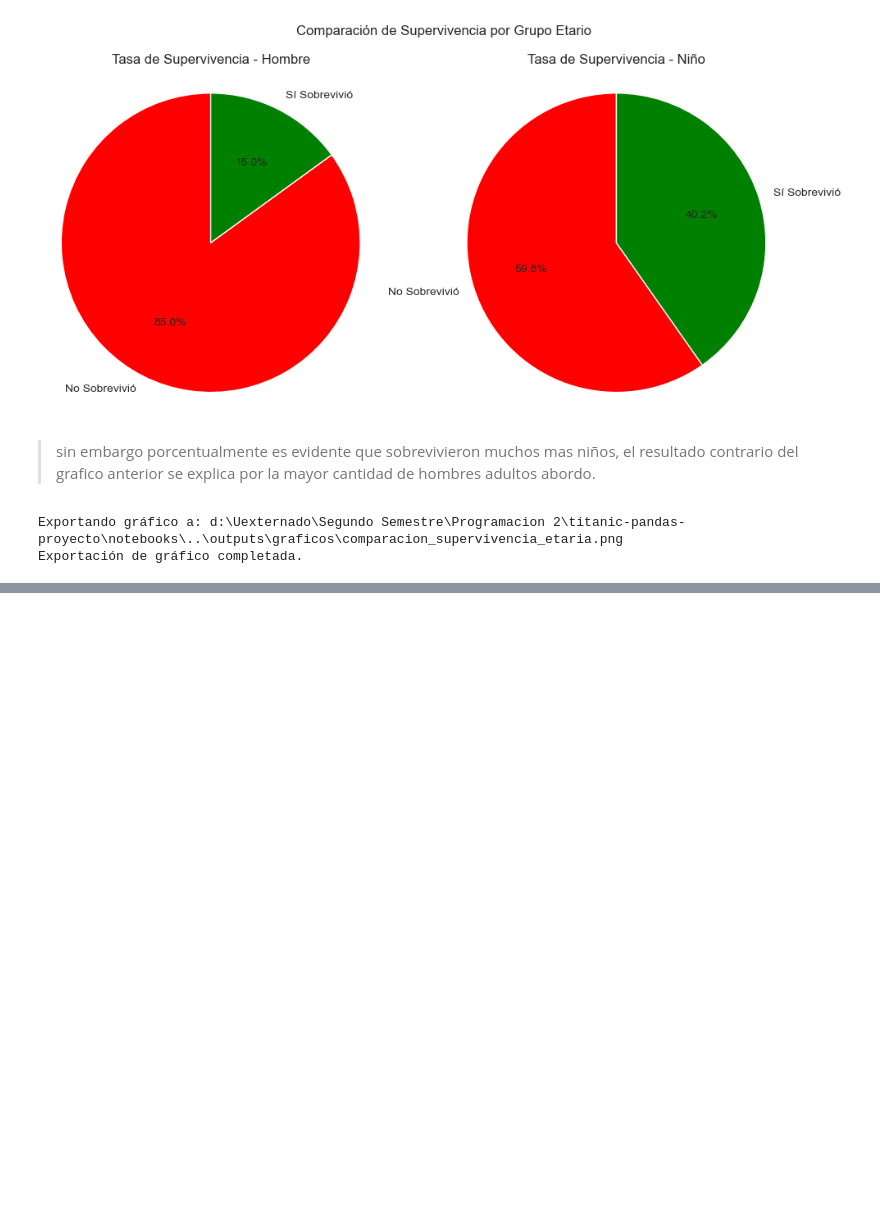
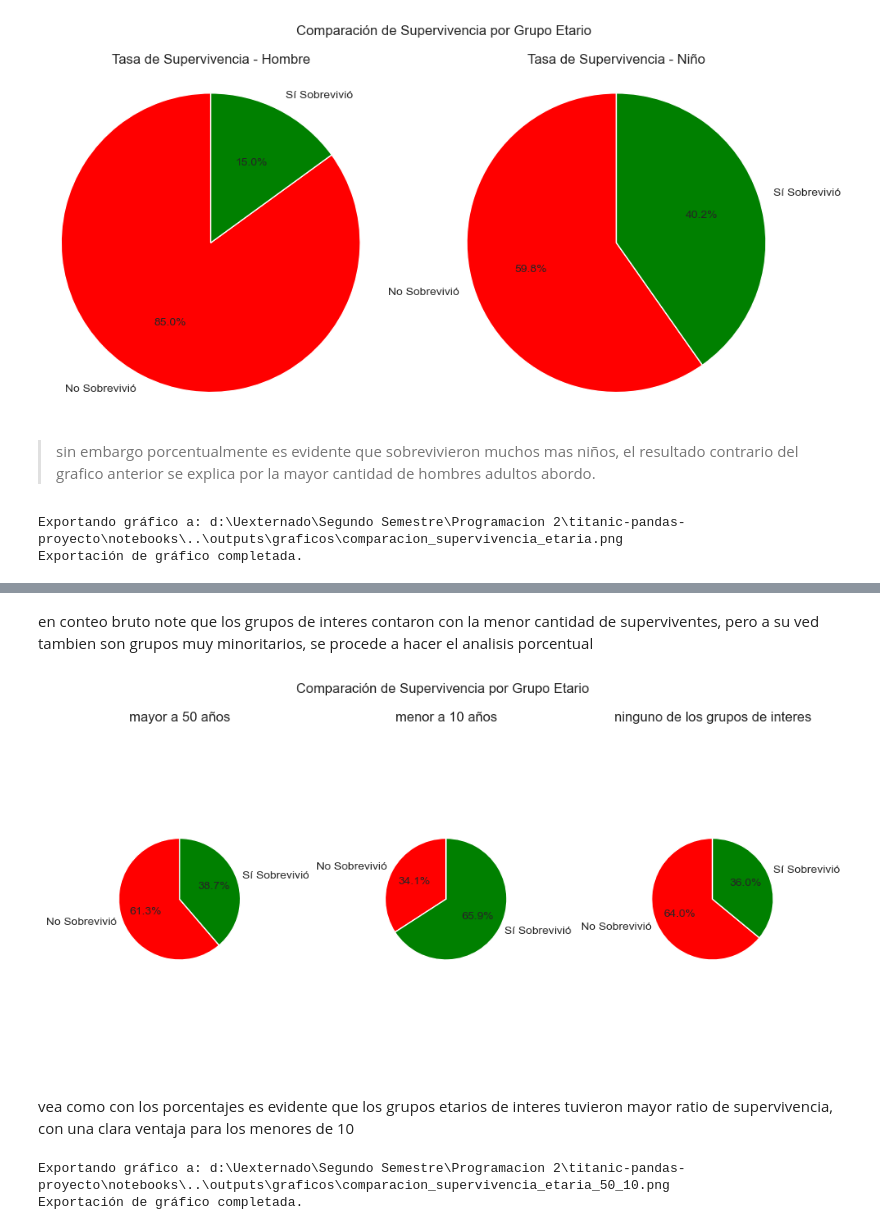
Before and after one commit to juanpablocarrillohortua/taller-pandas-titanic-grupo-1, a Jupyter notebook: notebooks/proyecto titanic.ipynb, the cells around one changed output, grey strips where cells are left out. Drawn from its saved outputs; the diff is of its cells as text; code cells hidden in the pictures; blank space fills up the shorter version.

Commit message:
analisis de grupos de 50 y 10 años

```diff
--- a/notebooks/proyecto titanic.ipynb
+++ b/notebooks/proyecto titanic.ipynb
@@ -846,0 +849,3 @@ Exportación de gráfico completada.
+# %%
+def clacificador_supervivencia_cantidad_porcentaje(data):
+    return data['Survived'].apply(lambda x: 'Sí Sobrevivió' if x == 1 else 'No Sobrevivió'), data.groupby('grupo etario')[0].transform('sum')
@@ -846,0 +896,57 @@ Exportación de gráfico completada.
+# %% [markdown]
+en conteo bruto note que los grupos de interes contaron con la menor cantidad de superviventes, pero a su ved tambien son grupos muy minoritarios,  se procede a hacer el analisis porcentual
+# %%
+df_cincuenta = df_cincuenta_diez_demas[df_cincuenta_diez_demas['grupo etario'] == 'mayor a 50 años']
+df_diez = df_cincuenta_diez_demas[df_cincuenta_diez_demas['grupo etario'] == 'menor a 10 años']
+df_otro = df_cincuenta_diez_demas[df_cincuenta_diez_demas['grupo etario'] == 'ninguno de los grupos de interes']
+# %%
+fig, axes = plt.subplots(1, 3, figsize=(10, 5)) #lienzo de 1 fila y 3 columnas
+plt.style.use('seaborn-v0_8-whitegrid')
+
+colores = ['red', 'green'] # Rojo para No Sobrevivió (0) y Verde para Sí Sobrevivió (1)
+
+# creacion primer grafico (para hombres), dibujar primera col
+axes[0].pie(
+    df_cincuenta['Percentage'],
+    labels=df_cincuenta['Supervivencia_Etiqueta'],
+    autopct='%1.1f%%', # Muestra el porcentaje con un decimal
+    startangle=90,
+    colors=colores
+)
+axes[0].set_title('mayor a 50 años')
+axes[0].axis('equal') # Asegura que el pastel sea un círculo
+
+#dibujar segunda col
+axes[1].pie(
+    df_diez['Percentage'],
+    labels=df_diez['Supervivencia_Etiqueta'],
+    autopct='%1.1f%%',
+    startangle=90,
+    colors=colores
+)
+axes[1].set_title('menor a 10 años')
+axes[1].axis('equal')
+
+axes[2].pie(
+    df_otro['Percentage'],
+    labels=df_otro['Supervivencia_Etiqueta'],
+    autopct='%1.1f%%',
+    startangle=90,
+    colors=colores
+)
+axes[2].set_title('ninguno de los grupos de interes')
+axes[2].axis('equal')
+
+# 3. Ajustar el layout y mostrar
+plt.suptitle('Comparación de Supervivencia por Grupo Etario') # Título principal
+plt.tight_layout()
+plt.show()
+# %% [output]
+[figure, added]
+# %% [markdown]
+vea como con los porcentajes es evidente que los grupos etarios de interes tuvieron mayor ratio de supervivencia, con una clara ventaja para los menores de 10
+# %%
+exportar_grafica(fig,'comparacion_supervivencia_etaria_50_10')
+# %% [output]
+Exportando gráfico a: d:\Uexternado\Segundo Semestre\Programacion 2\titanic-pandas-proyecto\notebooks\..\outputs\graficos\comparacion_supervivencia_etaria_50_10.png
+Exportación de gráfico completada.
```
Also changed, not shown: parts of 3 cells of this notebook, 2 other files.
